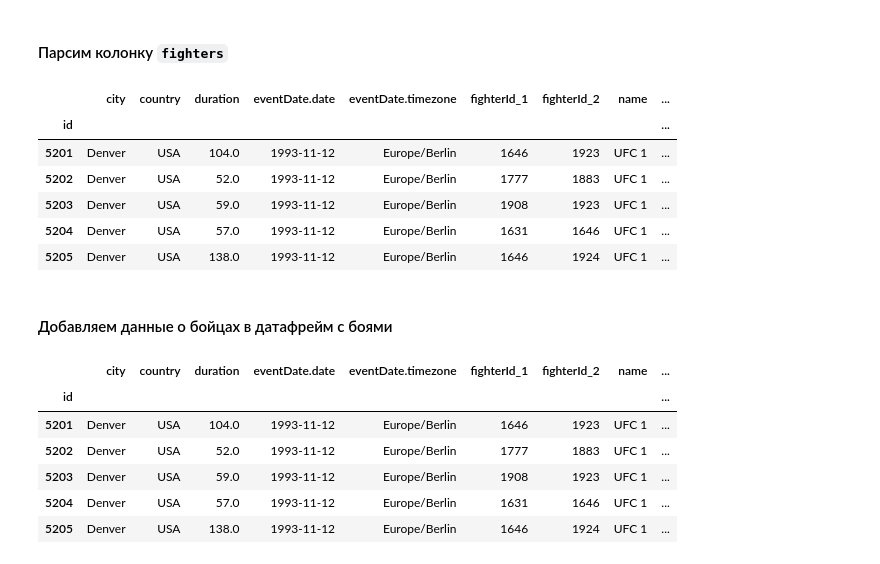
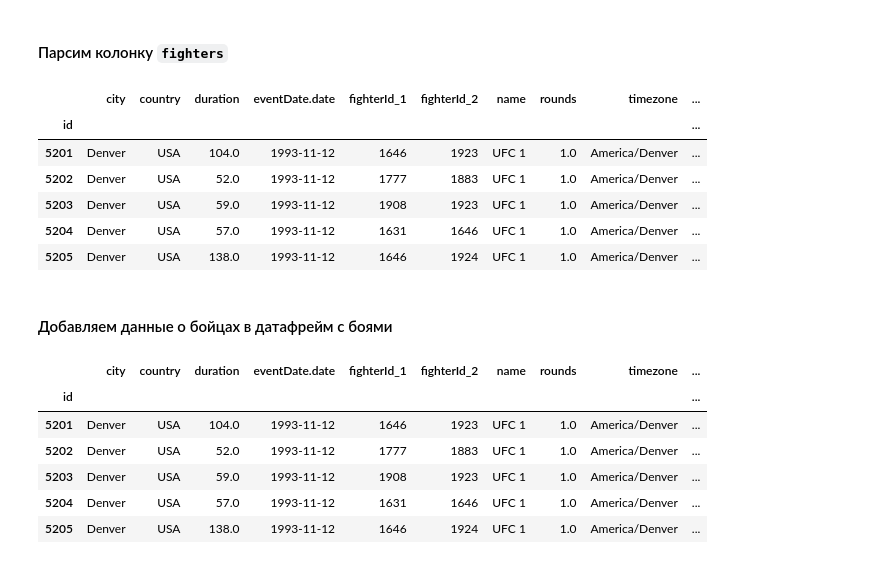
Before and after one commit to ramory-l/DeepOverfitting, a Jupyter notebook: DeepRetraining.ipynb, the cells around one changed output. Saved outputs shown, nothing was run; the diff lists cells and outputs as text; code cells hidden in the pictures.

```diff
--- a/DeepRetraining.ipynb
+++ b/DeepRetraining.ipynb
@@ -14,7 +14,6 @@ pd.options.mode.chained_assignment = None
 # %%
 fighters_df = pd.read_csv("data/0.fighters_raw.csv", index_col=0)
 fighters_df["dateOfBirth"] = pd.to_datetime(fighters_df["dateOfBirth"])
-fighters_df["birthYear"] = fighters_df["dateOfBirth"].dt.year
 fighters_cols = [
     "id",
     "name",
@@ -25,7 +24,6 @@ fighters_cols = [
     "weightCategory.id",
     "weightCategory.name",
     "dateOfBirth",
-    "birthYear",
     "country",
     "city",
     "timezone",
@@ -129,6 +199,9 @@ events_df["eventDate.date"] = pd.to_datetime(events_df["eventDate.date"])
 events_df.set_index("id", inplace=True)
 events_df.drop(events_df[events_df["completed"] == False].index, inplace=True)
 events_df.drop(events_df[events_df["winnerId"].isna()].index, inplace=True)
-events_df.drop(columns=["completed", "eventDate.timezone_type", "link"], inplace=True)
+events_df.drop(
+    columns=["completed", "eventDate.timezone", "eventDate.timezone_type", "link"],
+    inplace=True,
+)
 events_df.head(5)
 # %% [output]
@@ -157,7 +230,7 @@ def parse_odds(row: pd.Series) -> pd.Series:
     else:
         return pd.Series([f.get("value", np.nan) for f in reversed(avg_odds)])
 # %%
-events_df[["odds_f1", "odds_f2"]] = events_df[
+events_df[["f1_odds", "f2_odds"]] = events_df[
     ["avgOdds", "fighterId_1", "fighterId_2"]
 ].apply(lambda row: parse_odds(row), axis=1)
 events_df.drop(columns="avgOdds", inplace=True)
@@ -202,13 +275,13 @@ fighter_stats_keys = [
 def get_fighter_stats_cols() -> List[str]:
     """
     Get list of fight stats column names for each fighter.
-    :return: List of column names with '_f1' suffix
-    for the first fighter and '_f2' suffix for the second.
+    :return: List of column names with 'f1_' prefix
+    for the first fighter and 'f2_' prefix for the second.
     """
     fighter_stats_cols = []
     for i in range(1, 3):
         for k in fighter_stats_keys:
-            fighter_stats_cols.append(f"{k}_f{i}")
+            fighter_stats_cols.append(f"f{i}_{k}")
     return fighter_stats_cols
 
 
@@ -250,31 +323,31 @@ events_df[get_fighter_stats_cols()] = events_df[
 events_df.drop(columns="fighters", inplace=True)
 events_df.head(5)
 # %% [output]
-|  | city | country | duration | eventDate.date | eventDate.timezone | fighterId_1 | fighterId_2 | name | ... |
-| id |  |  |  |  |  |  |  |  | ... |
-| 5201 | Denver | USA | 104.0 | 1993-11-12 | Europe/Berlin | 1646 | 1923 | UFC 1 | ... |
-| 5202 | Denver | USA | 52.0 | 1993-11-12 | Europe/Berlin | 1777 | 1883 | UFC 1 | ... |
-| 5203 | Denver | USA | 59.0 | 1993-11-12 | Europe/Berlin | 1908 | 1923 | UFC 1 | ... |
-| 5204 | Denver | USA | 57.0 | 1993-11-12 | Europe/Berlin | 1631 | 1646 | UFC 1 | ... |
-| 5205 | Denver | USA | 138.0 | 1993-11-12 | Europe/Berlin | 1646 | 1924 | UFC 1 | ... |
+|  | city | country | duration | eventDate.date | fighterId_1 | fighterId_2 | name | rounds | timezone | ... |
+| id |  |  |  |  |  |  |  |  |  | ... |
+| 5201 | Denver | USA | 104.0 | 1993-11-12 | 1646 | 1923 | UFC 1 | 1.0 | America/Denver | ... |
+| 5202 | Denver | USA | 52.0 | 1993-11-12 | 1777 | 1883 | UFC 1 | 1.0 | America/Denver | ... |
+| 5203 | Denver | USA | 59.0 | 1993-11-12 | 1908 | 1923 | UFC 1 | 1.0 | America/Denver | ... |
+| 5204 | Denver | USA | 57.0 | 1993-11-12 | 1631 | 1646 | UFC 1 | 1.0 | America/Denver | ... |
+| 5205 | Denver | USA | 138.0 | 1993-11-12 | 1646 | 1924 | UFC 1 | 1.0 | America/Denver | ... |
 # %% [markdown]
 #### Добавляем данные о бойцах в датафрейм с боями
 # %%
 fighter_data_cols = fighters_df.drop(
-    columns=["weightCategory.id", "weightCategory.name"]  # add "name"
+    columns=["weightCategory.id", "weightCategory.name"]  # add "name" later
 ).columns
 events_df = events_df.join(
-    fighters_df[fighter_data_cols], on="fighterId_1", rsuffix="_f1"
+    fighters_df[fighter_data_cols].add_prefix("f1_"), on="fighterId_1"
 )
 events_df = events_df.join(
-    fighters_df[fighter_data_cols], on="fighterId_2", rsuffix="_f2"
+    fighters_df[fighter_data_cols].add_prefix("f2_"), on="fighterId_2"
 )
 events_df.head(5)
 # %% [output]
-|  | city | country | duration | eventDate.date | eventDate.timezone | fighterId_1 | fighterId_2 | name | ... |
-| id |  |  |  |  |  |  |  |  | ... |
-| 5201 | Denver | USA | 104.0 | 1993-11-12 | Europe/Berlin | 1646 | 1923 | UFC 1 | ... |
-| 5202 | Denver | USA | 52.0 | 1993-11-12 | Europe/Berlin | 1777 | 1883 | UFC 1 | ... |
-| 5203 | Denver | USA | 59.0 | 1993-11-12 | Europe/Berlin | 1908 | 1923 | UFC 1 | ... |
-| 5204 | Denver | USA | 57.0 | 1993-11-12 | Europe/Berlin | 1631 | 1646 | UFC 1 | ... |
-| 5205 | Denver | USA | 138.0 | 1993-11-12 | Europe/Berlin | 1646 | 1924 | UFC 1 | ... |
+|  | city | country | duration | eventDate.date | fighterId_1 | fighterId_2 | name | rounds | timezone | ... |
+| id |  |  |  |  |  |  |  |  |  | ... |
+| 5201 | Denver | USA | 104.0 | 1993-11-12 | 1646 | 1923 | UFC 1 | 1.0 | America/Denver | ... |
+| 5202 | Denver | USA | 52.0 | 1993-11-12 | 1777 | 1883 | UFC 1 | 1.0 | America/Denver | ... |
+| 5203 | Denver | USA | 59.0 | 1993-11-12 | 1908 | 1923 | UFC 1 | 1.0 | America/Denver | ... |
+| 5204 | Denver | USA | 57.0 | 1993-11-12 | 1631 | 1646 | UFC 1 | 1.0 | America/Denver | ... |
+| 5205 | Denver | USA | 138.0 | 1993-11-12 | 1646 | 1924 | UFC 1 | 1.0 | America/Denver | ... |
```
Also changed, not shown: parts of 19 cells of this notebook.
